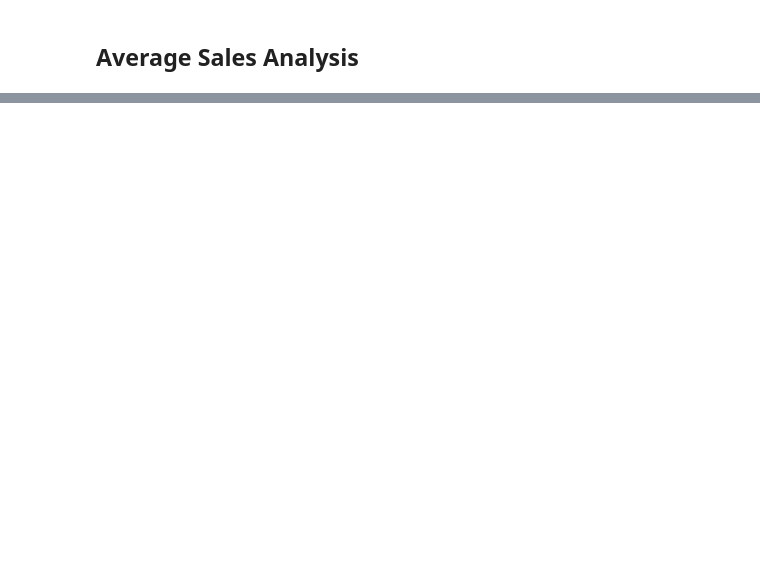
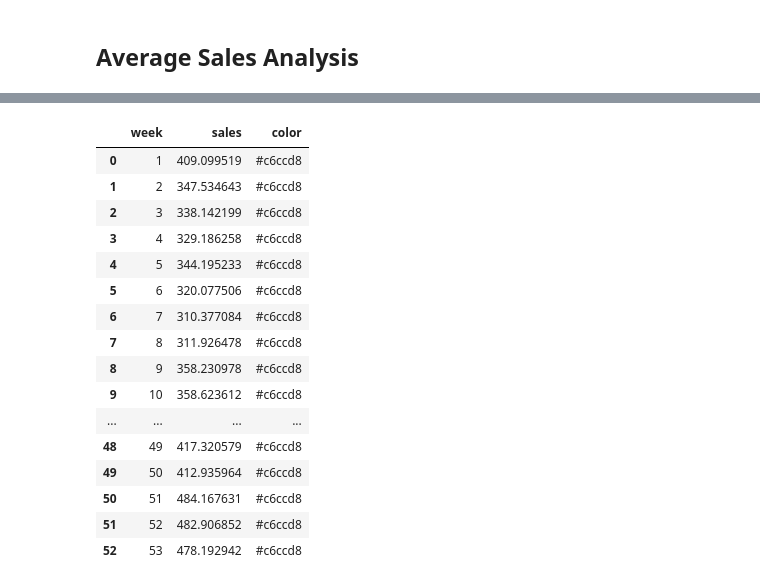
Before and after one commit to HeileyP/Kaggle, a Jupyter notebook: Store-Sales-Time-Series-Forecasting/Store-Sales-Time-Series-Forecasting.ipynb, the cells around one changed output, grey strips where cells are left out. Saved outputs shown, nothing was run; the diff lists cells and outputs as text; code cells hidden in the pictures; blank space fills up the shorter version.

Commit message:
add chart

```diff
--- a/Store-Sales-Time-Series-Forecasting/Store-Sales-Time-Series-Forecasting.ipynb
+++ b/Store-Sales-Time-Series-Forecasting/Store-Sales-Time-Series-Forecasting.ipynb
@@ -221,0 +235,9 @@ Sales are increasing gradually from 2013 to 2017.
+# %%
+# data
+df_m_sa = df_train1.groupby('month').agg({"sales" : "mean"}).reset_index()
+df_m_sa['sales'] = round(df_m_sa['sales'], 2)
+df_m_sa['month_text'] = df_m_sa['month'].apply(lambda x: calendar.month_abbr[x])
+df_m_sa['text'] = df_m_sa['month_text'] + ' - ' + df_m_sa['sales'].astype(str)
+
+df_w_sa = df_train1.groupby('week').agg({"sales" : "mean"}).reset_index()
+df_q_sa = df_train1.groupby('quarter').agg({"sales" : "mean"}).reset_index()
@@ -221,0 +250,25 @@ Sales are increasing gradually from 2013 to 2017.
+# %%
+# chart color
+df_m_sa['color'] = '#496595'
+df_m_sa['color'][:-1] = '#c6ccd8'
+df_w_sa['color'] = '#c6ccd8'
+
+# chart
+# %% [output]
+|  | week | sales | color |
+| 0 | 1 | 409.099519 | #c6ccd8 |
+| 1 | 2 | 347.534643 | #c6ccd8 |
+| 2 | 3 | 338.142199 | #c6ccd8 |
+| 3 | 4 | 329.186258 | #c6ccd8 |
+| 4 | 5 | 344.195233 | #c6ccd8 |
+| 5 | 6 | 320.077506 | #c6ccd8 |
+| 6 | 7 | 310.377084 | #c6ccd8 |
+| 7 | 8 | 311.926478 | #c6ccd8 |
+| 8 | 9 | 358.230978 | #c6ccd8 |
+| 9 | 10 | 358.623612 | #c6ccd8 |
+| ... | ... | ... | ... |
+| 48 | 49 | 417.320579 | #c6ccd8 |
+| 49 | 50 | 412.935964 | #c6ccd8 |
+| 50 | 51 | 484.167631 | #c6ccd8 |
+| 51 | 52 | 482.906852 | #c6ccd8 |
+| 52 | 53 | 478.192942 | #c6ccd8 |
```
Also changed, not shown: parts of 15 cells of this notebook.
